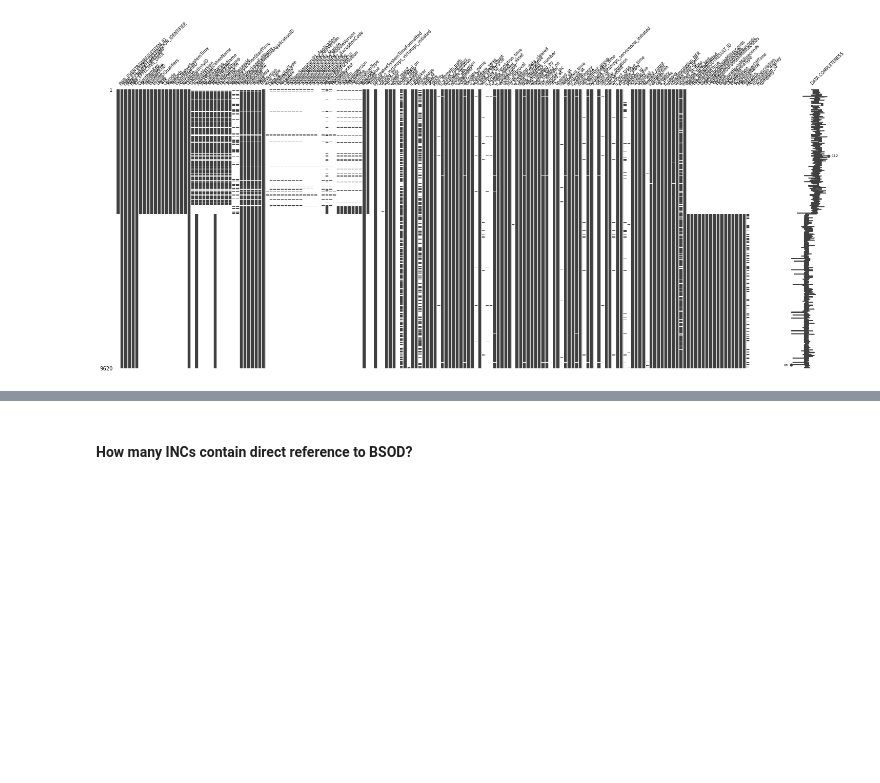
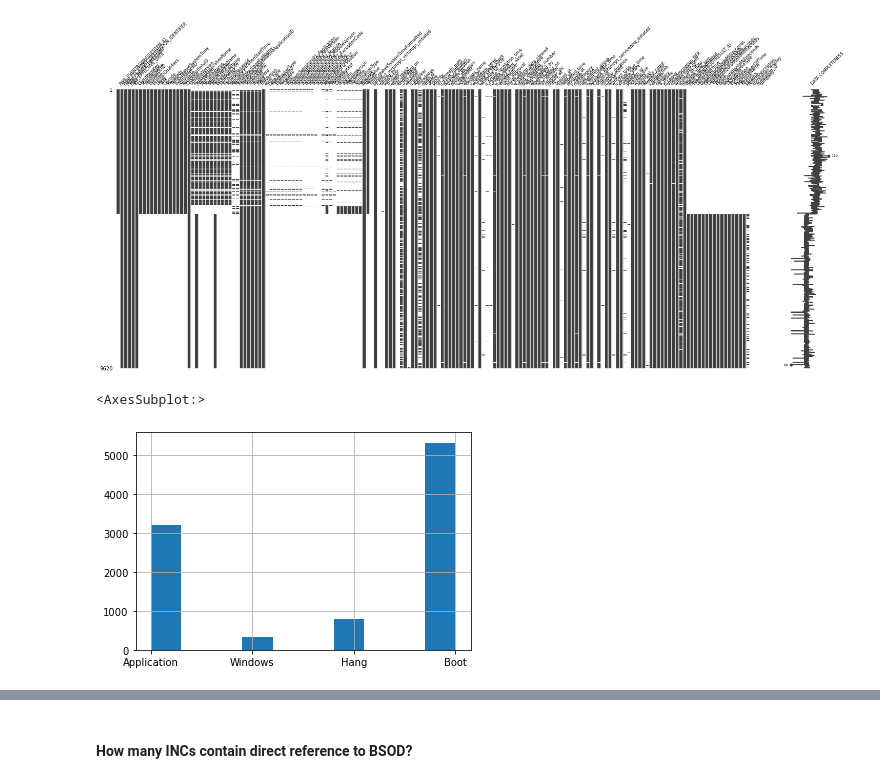
Before and after one commit to redgerly-umich/capstone_ff, a Jupyter notebook: DataCleaning/combine_4_error_types.ipynb, the cells around one changed output, grey strips where cells are left out. Saved outputs shown, nothing was run; the diff lists cells and outputs as text; code cells hidden in the pictures; blank space fills up the shorter version.

```diff
--- a/DataCleaning/combine_4_error_types.ipynb
+++ b/DataCleaning/combine_4_error_types.ipynb
@@ -300,3 +307,8 @@ msno.matrix(df, labels=True, fontsize=8)
 # %% [output]
 <AxesSubplot:>
 [figure]
+# %%
+df['error_type'].hist()
+# %% [output]
+<AxesSubplot:>
+[figure, added]
```
Also changed, not shown: parts of 10 cells of this notebook.
